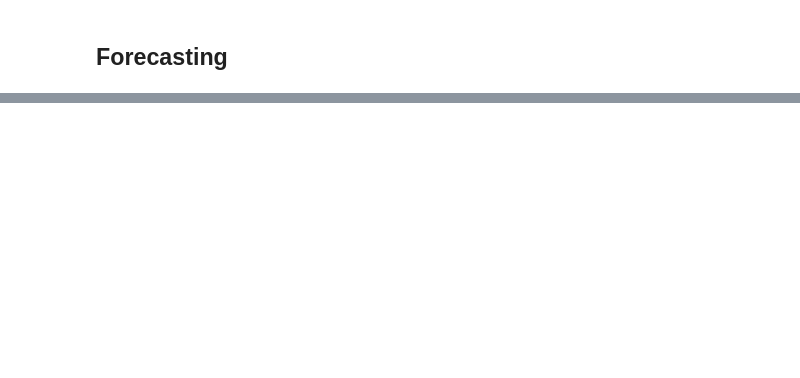
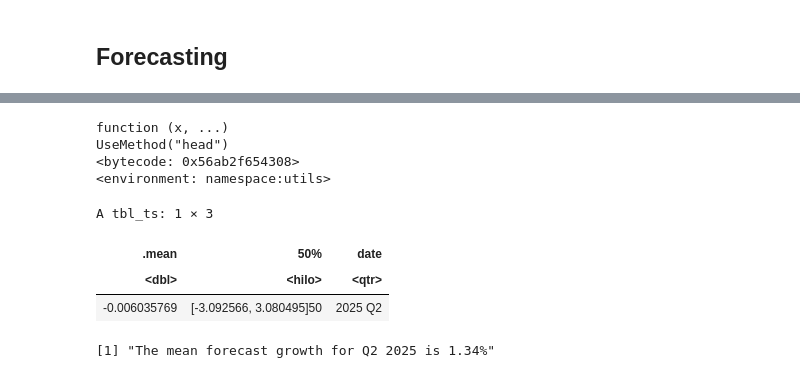
Before and after one commit to jack-gin/databustersteam33, a Jupyter notebook: NUS_DSESC_DATABUSTERS_33.ipynb, the cells around one changed output, grey strips where cells are left out. Saved outputs shown, nothing was run; the diff lists cells and outputs as text; code cells hidden in the pictures; blank space fills up the shorter version.

```diff
--- a/NUS_DSESC_DATABUSTERS_33.ipynb
+++ b/NUS_DSESC_DATABUSTERS_33.ipynb
@@ -231,0 +321,48 @@ A tibble: 4 × 11
+# %%
+## Q2 2025
+### ARDL using direct h-step forecasting
+transformed_ardl <- transformed %>%
+  mutate(across(c(GDPC1, GS10TB3Mx, CLAIMSx, ANDENOx, UMCSENTx),
+                list(lag5 = ~ lag(., 5), lag6 = ~ lag(., 6),lag7 = ~ lag(., 7), lag8 = ~ lag(., 8), lag9 = ~ lag(., 9)),
+                .names = "{col}_{fn}"))
+
+
+future_data2 <- new_data(transformed, n = 1, keep_all=TRUE) %>%
+  mutate(
+    date = yearquarter("2025 Q2"),
+    GDPC1_lag3 = last_obs$GDPC1[3],
+    CLAIMSx_lag3 = last_obs$CLAIMSx_lag1[3],
+    CLAIMSx_lag4 = last_obs$CLAIMSx_lag2[3],  # Correctly getting the t-2 value
+    CLAIMSx_lag5 = last_obs$CLAIMSx_lag3[3],
+    CLAIMSx_lag6 = last_obs$CLAIMSx_lag4[3],
+    ANDENOx_lag3 = last_obs$ANDENOx_lag1[3],
+    ANDENOx_lag4 = last_obs$ANDENOx_lag2[3],
+    GS10TB3Mx_lag3 = last_obs$GS10TB3Mx_lag1[3],
+    GS10TB3Mx_lag4 = last_obs$GS10TB3Mx_lag2[3],
+    UMCSENTx_lag3 = last_obs$UMCSENTx_lag1[3],
+    UMCSENTx_lag4 = last_obs$UMCSENTx_lag2[3],
+    UMCSENTx_lag5 = last_obs$UMCSENTx_lag3[3],
+    UMCSENTx_lag6 = last_obs$UMCSENTx_lag4[3]
+  )
+head
+q2_ardl <- transformed_ardl[-c(1:9),] %>%
+  model(TSLM(GDPC1 ~ GDPC1_lag3 + CLAIMSx_lag3 + CLAIMSx_lag4 + CLAIMSx_lag5 + CLAIMSx_lag6 + ANDENOx_lag3 + ANDENOx_lag4 + GS10TB3Mx_lag3 + GS10TB3Mx_lag4 + UMCSENTx_lag3 + UMCSENTx_lag4 + UMCSENTx_lag5 + UMCSENTx_lag6))
+ardl_fc_q2 <- q2_ardl %>%
+  fabletools::forecast(future_data2)
+hilo(ardl_fc_q2, 50) %>%
+  dplyr::select(.mean, '50%')
+
+mean_forecast_q2 <- (ar1_fc[3,4] + var_final[[4]][3] + ardl_fc_q2[4])/3
+print(sprintf("The mean forecast growth for Q2 2025 is %s%%", round(mean_forecast_q2,2)))
+
+### Since our VAR and AR forecasts are already iterated through Q4 2025, we do not need to do a separate forecast and will just take the corresponding values from the forecast earlier.
+# %% [output]
+function (x, ...)
+UseMethod("head")
+<bytecode: 0x56ab2f654308>
+<environment: namespace:utils>
+A tbl_ts: 1 × 3
+| .mean | 50% | date |
+| <dbl> | <hilo> | <qtr> |
+| -0.006035769 | [-3.092566, 3.080495]50 | 2025 Q2 |
+[1] "The mean forecast growth for Q2 2025 is 1.34%"
```
Also changed, not shown: parts of 6 cells of this notebook.
